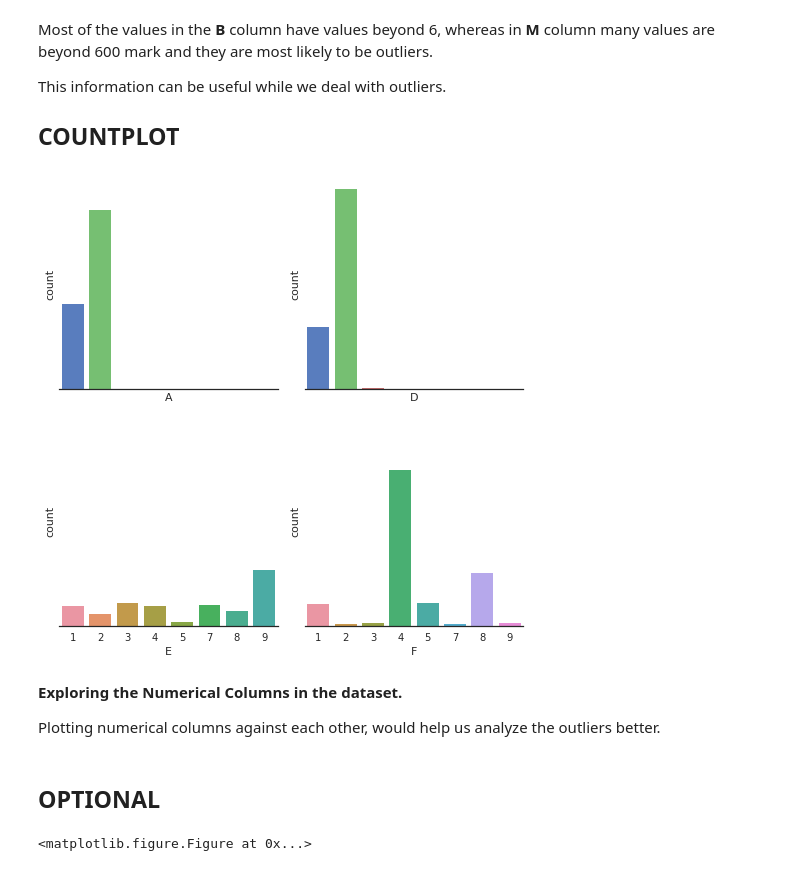
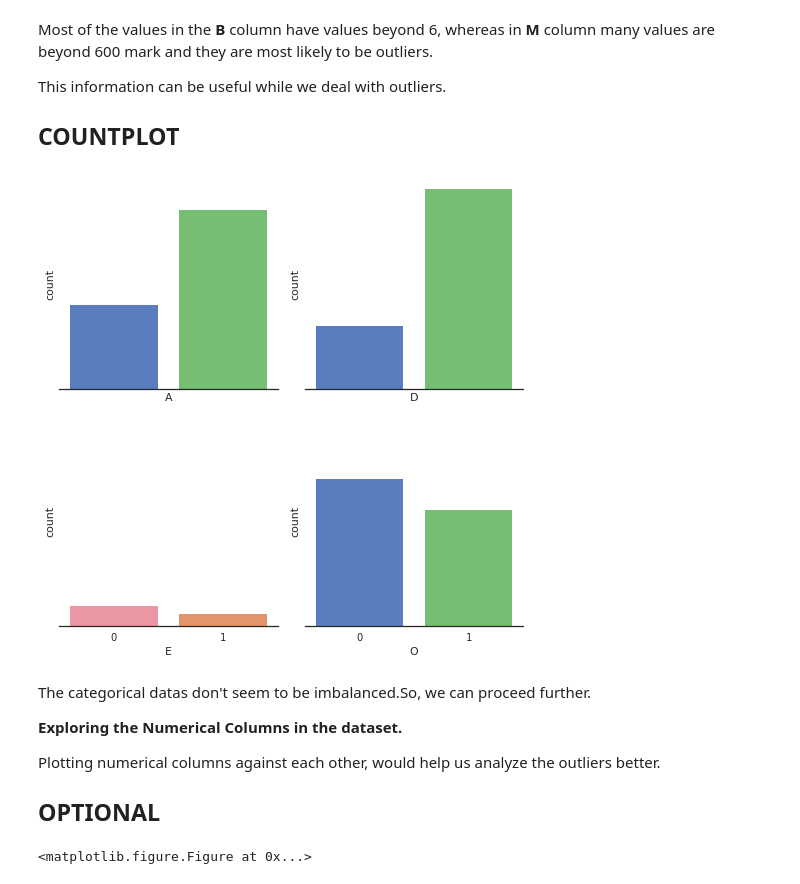
Before and after one commit to vickyumath/GreyAtom-Project, a Jupyter notebook: australian_data.ipynb, the cells around one changed output. Drawn from its saved outputs; the diff is of its cells as text; code cells hidden in the pictures.

```diff
--- a/australian_data.ipynb
+++ b/australian_data.ipynb
@@ -190,21 +190,23 @@ This information can be useful while we deal with outliers.
 # %%
 sns.set(style="white", palette="muted", color_codes=True)
 f, axes = plt.subplots(2, 2, figsize=(7, 7), sharex=True, sharey=True)
 sns.despine(left=True)
 sns.countplot(dataframe['A'], ax=axes[0,0])
 sns.countplot(dataframe['D'], ax=axes[0,1])
 sns.countplot(dataframe['E'], ax=axes[1,0])
-sns.countplot(dataframe['F'], ax=axes[1,1])
+sns.countplot(dataframe['O'], ax=axes[1,1])
 plt.setp(axes, yticks=[])
 plt.tight_layout()
 # %% [output]
-[figure, old version]
+[figure, new version]
 # %% [markdown]
+The categorical datas don't seem to be imbalanced.So, we can proceed further.
+
 **Exploring the Numerical Columns in the dataset.**
 
 Plotting numerical columns against each other, would help us analyze the outliers better.
+
+## OPTIONAL
-# %% [markdown]
-## OPTIONAL
 # %%
 plt.figure(figsize=(10,4))
 sns.lmplot('C', 'B', data=dataframe, fit_reg=True)
```
Also changed, not shown: parts of 10 cells of this notebook.
